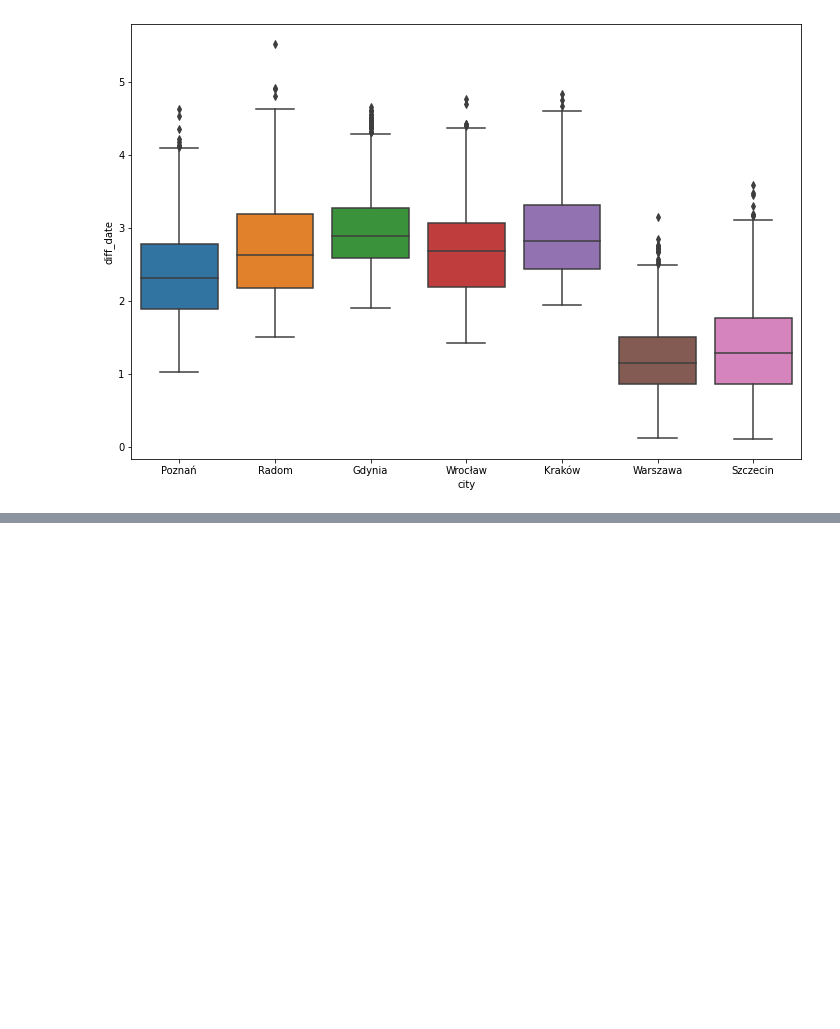
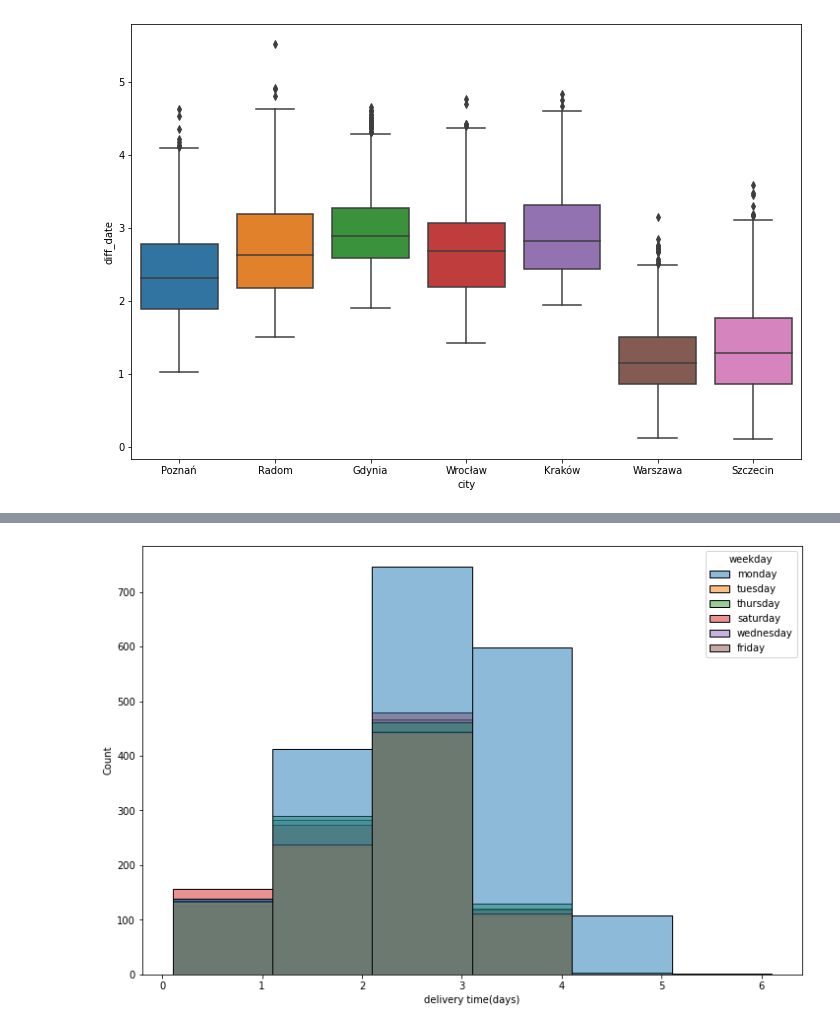
Before and after one commit to pszachew/Delivery-Prediction, a Jupyter notebook: EDA.ipynb, the cells around one changed output, grey strips where cells are left out. Cells and saved outputs as stored; diff of their text form; code cells hidden in the pictures; blank space fills up the shorter version.

```diff
--- a/EDA.ipynb
+++ b/EDA.ipynb
@@ -150,0 +172,7 @@ plt.show()
+# %%
+plt.figure(figsize=(12,8))
+sns.histplot(data=all_info, x='diff_date',binwidth=1, hue='weekday')
+plt.xlabel("delivery time(days)")
+plt.show()
+# %% [output]
+[figure, added]
```
Also changed, not shown: parts of 5 cells of this notebook.
